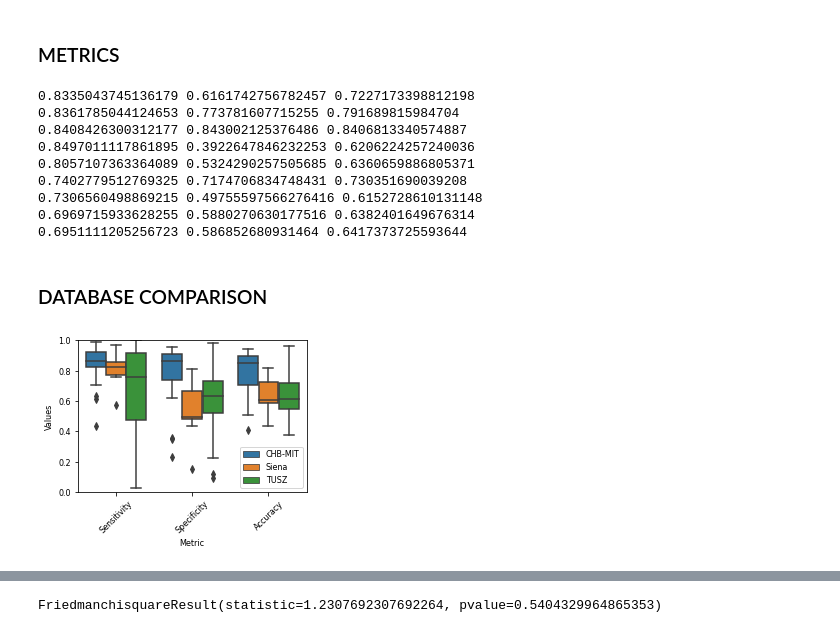
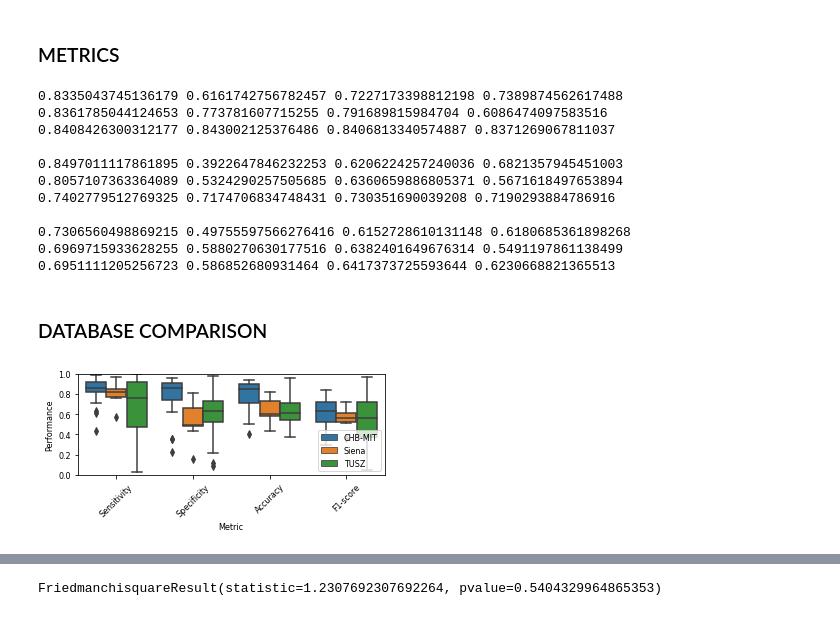
Before and after one commit to tobito8897/MCBCI-xai-seizures, a Jupyter notebook: notebooks/performance_visualizer.ipynb, the cells around one changed output, grey strips where cells are left out. Cells and saved outputs as stored; diff of their text form; code cells hidden in the pictures.

```diff
--- a/notebooks/performance_visualizer.ipynb
+++ b/notebooks/performance_visualizer.ipynb
@@ -20,27 +20,31 @@ chb_data_0_8 = pd.read_csv(f"{input_dir}perf_chb-mit_wang_1d_0.8_summary.csv")
 siena_data_0_8 = pd.read_csv(f"{input_dir}perf_siena_wang_1d_0.8_summary.csv")
 tusz_data_0_8 = pd.read_csv(f"{input_dir}perf_tusz_wang_1d_0.8_summary.csv")
 
-print(chb_data_0_5.sensitivity.mean(), chb_data_0_5.specificity.mean(), chb_data_0_5.accuracy.mean())
-print(chb_data_0_7.sensitivity.mean(), chb_data_0_7.specificity.mean(), chb_data_0_7.accuracy.mean())
-print(chb_data_0_8.sensitivity.mean(), chb_data_0_8.specificity.mean(), chb_data_0_8.accuracy.mean())
+print(chb_data_0_5.sensitivity.mean(), chb_data_0_5.specificity.mean(), chb_data_0_5.accuracy.mean(), chb_data_0_5.f1_score.mean())
+print(chb_data_0_7.sensitivity.mean(), chb_data_0_7.specificity.mean(), chb_data_0_7.accuracy.mean(), chb_data_0_7.f1_score.mean())
+print(chb_data_0_8.sensitivity.mean(), chb_data_0_8.specificity.mean(), chb_data_0_8.accuracy.mean(), chb_data_0_8.f1_score.mean())
+print()
 
-print(siena_data_0_5.sensitivity.mean(), siena_data_0_5.specificity.mean(), siena_data_0_5.accuracy.mean())
-print(siena_data_0_7.sensitivity.mean(), siena_data_0_7.specificity.mean(), siena_data_0_7.accuracy.mean())
-print(siena_data_0_8.sensitivity.mean(), siena_data_0_8.specificity.mean(), siena_data_0_8.accuracy.mean())
+print(siena_data_0_5.sensitivity.mean(), siena_data_0_5.specificity.mean(), siena_data_0_5.accuracy.mean(), siena_data_0_5.f1_score.mean())
+print(siena_data_0_7.sensitivity.mean(), siena_data_0_7.specificity.mean(), siena_data_0_7.accuracy.mean(), siena_data_0_7.f1_score.mean())
+print(siena_data_0_8.sensitivity.mean(), siena_data_0_8.specificity.mean(), siena_data_0_8.accuracy.mean(), siena_data_0_8.f1_score.mean())
+print()
 
-print(tusz_data_0_5.sensitivity.mean(), tusz_data_0_5.specificity.mean(), tusz_data_0_5.accuracy.mean())
-print(tusz_data_0_7.sensitivity.mean(), tusz_data_0_7.specificity.mean(), tusz_data_0_7.accuracy.mean())
-print(tusz_data_0_8.sensitivity.mean(), tusz_data_0_8.specificity.mean(), tusz_data_0_8.accuracy.mean())
+print(tusz_data_0_5.sensitivity.mean(), tusz_data_0_5.specificity.mean(), tusz_data_0_5.accuracy.mean(), tusz_data_0_5.f1_score.mean())
+print(tusz_data_0_7.sensitivity.mean(), tusz_data_0_7.specificity.mean(), tusz_data_0_7.accuracy.mean(), tusz_data_0_7.f1_score.mean())
+print(tusz_data_0_8.sensitivity.mean(), tusz_data_0_8.specificity.mean(), tusz_data_0_8.accuracy.mean(), tusz_data_0_8.f1_score.mean())
 # %% [output]
-0.8335043745136179 0.6161742756782457 0.7227173398812198
-0.8361785044124653 0.773781607715255 0.791689815984704
-0.8408426300312177 0.843002125376486 0.8406813340574887
-0.8497011117861895 0.3922647846232253 0.6206224257240036
-0.8057107363364089 0.5324290257505685 0.6360659886805371
-0.7402779512769325 0.7174706834748431 0.730351690039208
-0.7306560498869215 0.49755597566276416 0.6152728610131148
-0.6969715933628255 0.5880270630177516 0.6382401649676314
-0.6951111205256723 0.586852680931464 0.6417373725593644
+0.8335043745136179 0.6161742756782457 0.7227173398812198 0.7389874562617488
+0.8361785044124653 0.773781607715255 0.791689815984704 0.6086474097583516
+0.8408426300312177 0.843002125376486 0.8406813340574887 0.8371269067811037
+
+0.8497011117861895 0.3922647846232253 0.6206224257240036 0.6821357945451003
+0.8057107363364089 0.5324290257505685 0.6360659886805371 0.5671618497653894
+0.7402779512769325 0.7174706834748431 0.730351690039208 0.7190293884786916
+
+0.7306560498869215 0.49755597566276416 0.6152728610131148 0.6180685361898268
+0.6969715933628255 0.5880270630177516 0.6382401649676314 0.5491197861138499
+0.6951111205256723 0.586852680931464 0.6417373725593644 0.6230668821365513
 # %% [markdown]
 <h3> DATABASE COMPARISON </h3>
 # %%
@@ -53,39 +57,48 @@ tusz_data = pd.read_csv(f"{input_dir}perf_tusz_wang_1d_0.7_summary.csv")
 
 database = (["CHB-MIT"]*len(chb_data) +
             ["Siena"]*len(siena_data) +
             ["TUSZ"]*len(tusz_data) +
             ["CHB-MIT"]*len(chb_data) +
             ["Siena"]*len(siena_data) +
             ["TUSZ"]*len(tusz_data) +
             ["CHB-MIT"]*len(chb_data) +
             ["Siena"]*len(siena_data) +
-            ["TUSZ"]*len(tusz_data) )
+            ["TUSZ"]*len(tusz_data) +
+            ["CHB-MIT"]*len(chb_data) +
+            ["Siena"]*len(siena_data) +
+            ["TUSZ"]*len(tusz_data))
 values = (chb_data.sensitivity.to_list() +
           siena_data.sensitivity.to_list() +
           tusz_data.sensitivity.to_list() +
           chb_data.specificity.to_list() +
           siena_data.specificity.to_list() +
           tusz_data.specificity.to_list() +
           chb_data.accuracy.to_list() +
           siena_data.accuracy.to_list() +
-          tusz_data.accuracy.to_list())
+          tusz_data.accuracy.to_list() +
+          chb_data.f1_score.to_list() +
+          siena_data.f1_score.to_list() +
+          tusz_data.f1_score.to_list())
 metrics = (["Sensitivity"]*len(chb_data) +
            ["Sensitivity"]*len(siena_data) +
            ["Sensitivity"]*len(tusz_data) +
            ["Specificity"]*len(chb_data) +
            ["Specificity"]*len(siena_data) +
            ["Specificity"]*len(tusz_data) +
            ["Accuracy"]*len(chb_data) +
            ["Accuracy"]*len(siena_data) +
-           ["Accuracy"]*len(tusz_data))
+           ["Accuracy"]*len(tusz_data) +
+           ["F1-score"]*len(chb_data) +
+           ["F1-score"]*len(siena_data) +
+           ["F1-score"]*len(tusz_data))
 
 df = pd.DataFrame({"Database": database,
                    "Metric": metrics,
-                   "Values": values})
+                   "Performance": values})
 
-plot_database_comparison(df, "Metric", "Values", "Database", "Figure5.png")
+plot_database_comparison(df, "Metric", "Performance", "Database", "Figure5.png")
 # %% [output]
-[figure, old version]
+[figure, new version]
 # %%
 ###############################################
 input_dir = settings["chb-mit"]["metrics_dir"]
```
Also changed, not shown: parts of 3 cells of this notebook, 3 other files.
